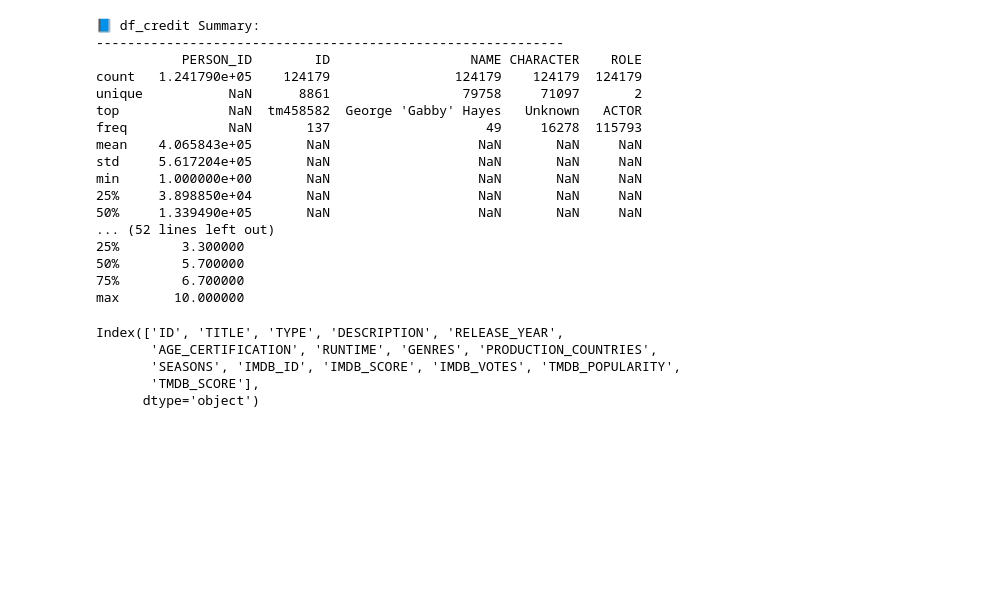
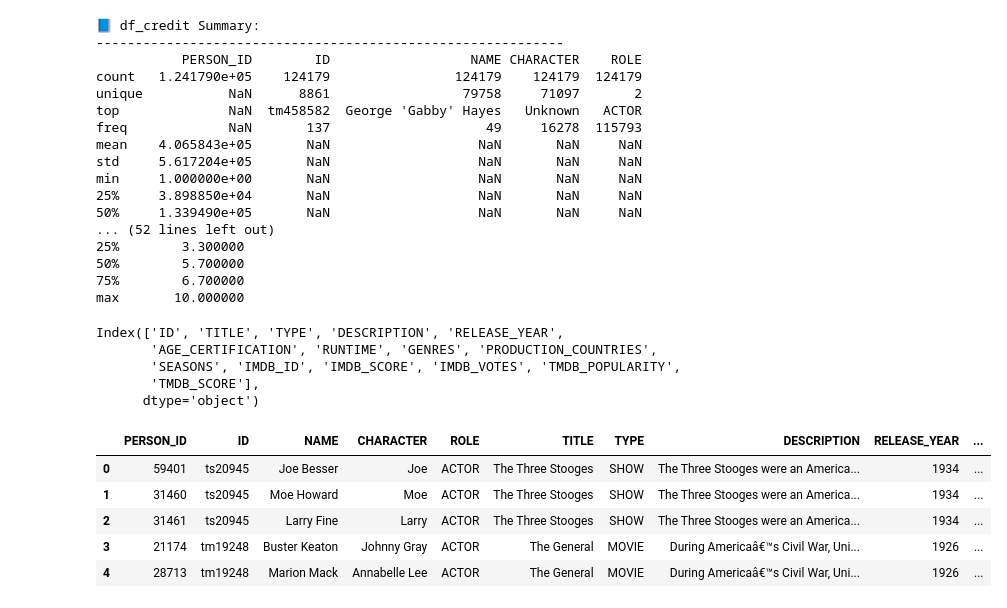
Before and after one commit to sagarmanikpuri/Amazon_Prime, a Jupyter notebook: Untitled3.ipynb, the cells around one changed output. Saved outputs shown, nothing was run; the diff lists cells and outputs as text; code cells hidden in the pictures; blank space fills up the shorter version.

```diff
--- a/Untitled3.ipynb
+++ b/Untitled3.ipynb
@@ -188,0 +192,10 @@ Index(['ID', 'TITLE', 'TYPE', 'DESCRIPTION', 'RELEASE_YEAR',
+# %%
+#Merged data
+df.head()
+# %% [output]
+|  | PERSON_ID | ID | NAME | CHARACTER | ROLE | TITLE | TYPE | DESCRIPTION | RELEASE_YEAR | ... |
+| 0 | 59401 | ts20945 | Joe Besser | Joe | ACTOR | The Three Stooges | SHOW | The Three Stooges were an America... | 1934 | ... |
+| 1 | 31460 | ts20945 | Moe Howard | Moe | ACTOR | The Three Stooges | SHOW | The Three Stooges were an America... | 1934 | ... |
+| 2 | 31461 | ts20945 | Larry Fine | Larry | ACTOR | The Three Stooges | SHOW | The Three Stooges were an America... | 1934 | ... |
+| 3 | 21174 | tm19248 | Buster Keaton | Johnny Gray | ACTOR | The General | MOVIE | During Americaâ€™s Civil War, Uni... | 1926 | ... |
+| 4 | 28713 | tm19248 | Marion Mack | Annabelle Lee | ACTOR | The General | MOVIE | During Americaâ€™s Civil War, Uni... | 1926 | ... |
```
Also changed, not shown: parts of 3 cells of this notebook.
